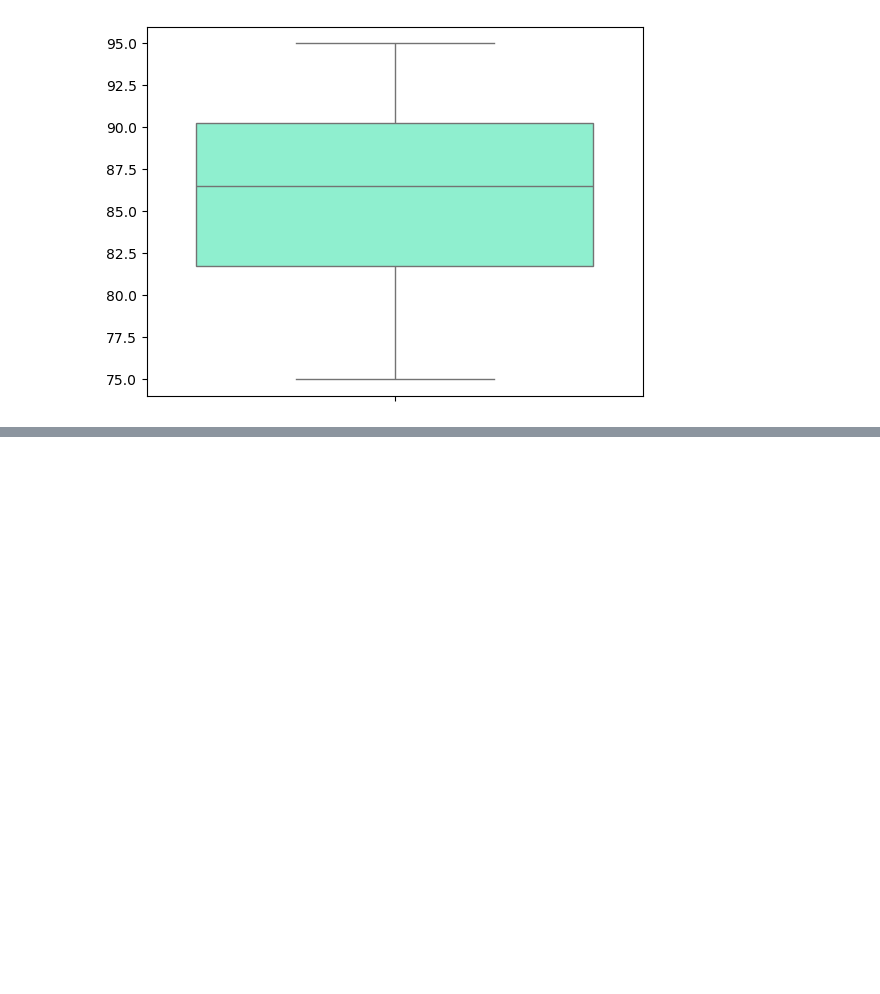
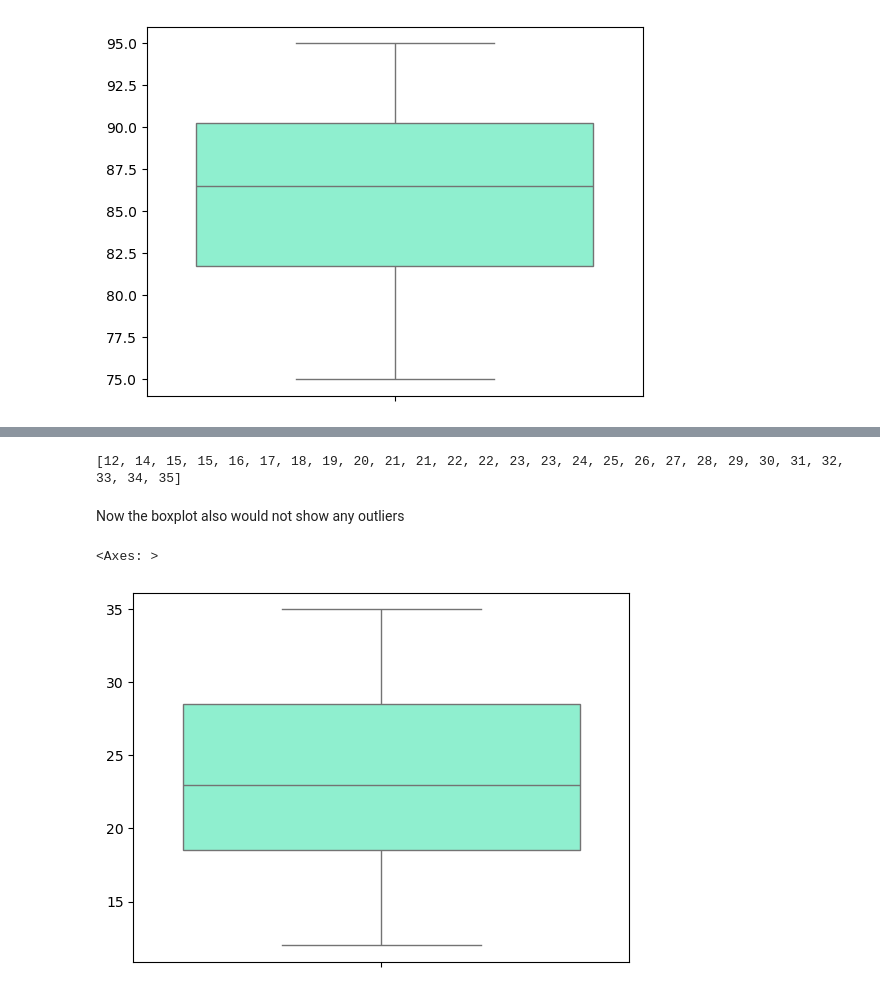
Before and after one commit to itsanishsingh/descriptive-statistics, a Jupyter notebook: descriptive_statistics.ipynb, the cells around one changed output, grey strips where cells are left out. Saved outputs shown, nothing was run; the diff lists cells and outputs as text; code cells hidden in the pictures; blank space fills up the shorter version.

```diff
--- a/descriptive_statistics.ipynb
+++ b/descriptive_statistics.ipynb
@@ -95,15 +95,20 @@ The interquartile range IQR tells us the range where the bulk of the values lie.
 * Q2 is median
 * Q3 is middle value between the median and the highest value of the data set
 # %%
-q2_of_records = find_median(sorted_records, total_records)
+def return_iqr(records, length):
+    q2_of_records = find_median(records, length)
 
-q1_of_records = [ele for ele in sorted_records if ele < q2_of_records]
-total_q1 = len(q1_of_records)
-q1_median = find_median(q1_of_records, total_q1)
+    q1_of_records = [ele for ele in records if ele < q2_of_records]
+    total_q1 = len(q1_of_records)
+    q1_median = find_median(q1_of_records, total_q1)
 
-q3_of_records = [ele for ele in sorted_records if ele > q2_of_records]
-total_q3 = len(q3_of_records)
-q3_median = find_median(q3_of_records, total_q3)
+    q3_of_records = [ele for ele in records if ele > q2_of_records]
+    total_q3 = len(q3_of_records)
+    q3_median = find_median(q3_of_records, total_q3)
+
+    return q1_median, q2_of_records, q3_median
+
+q1_median, q2_median, q3_median = return_iqr(sorted_records, total_records)
 
 iqr = q3_median - q1_median
 print(f"{iqr} is Interquartile Range.")
@@ -156,0 +175,18 @@ sns.boxplot(records, color="Aquamarine")
+# %%
+q1_median, q2_median, q3_median = return_iqr(uncleaned_data, len(uncleaned_data))
+iqr = q3_median - q1_median
+lw = max(min(uncleaned_data), q1_median - 1.5 * iqr)
+uw = min(max(uncleaned_data), q3_median + 1.5 * iqr)
+# %%
+cleaned_data = [ele for ele in uncleaned_data if lw <= ele <=uw]
+# %%
+print(cleaned_data)
+# %% [output]
+[12, 14, 15, 15, 16, 17, 18, 19, 20, 21, 21, 22, 22, 23, 23, 24, 25, 26, 27, 28, 29, 30, 31, 32, 33, 34, 35]
+# %% [markdown]
+Now the boxplot also would not show any outliers
+# %%
+sns.boxplot(cleaned_data, color="Aquamarine")
+# %% [output]
+<Axes: >
+[figure, added]
```
Also changed, not shown: parts of 4 cells of this notebook.
